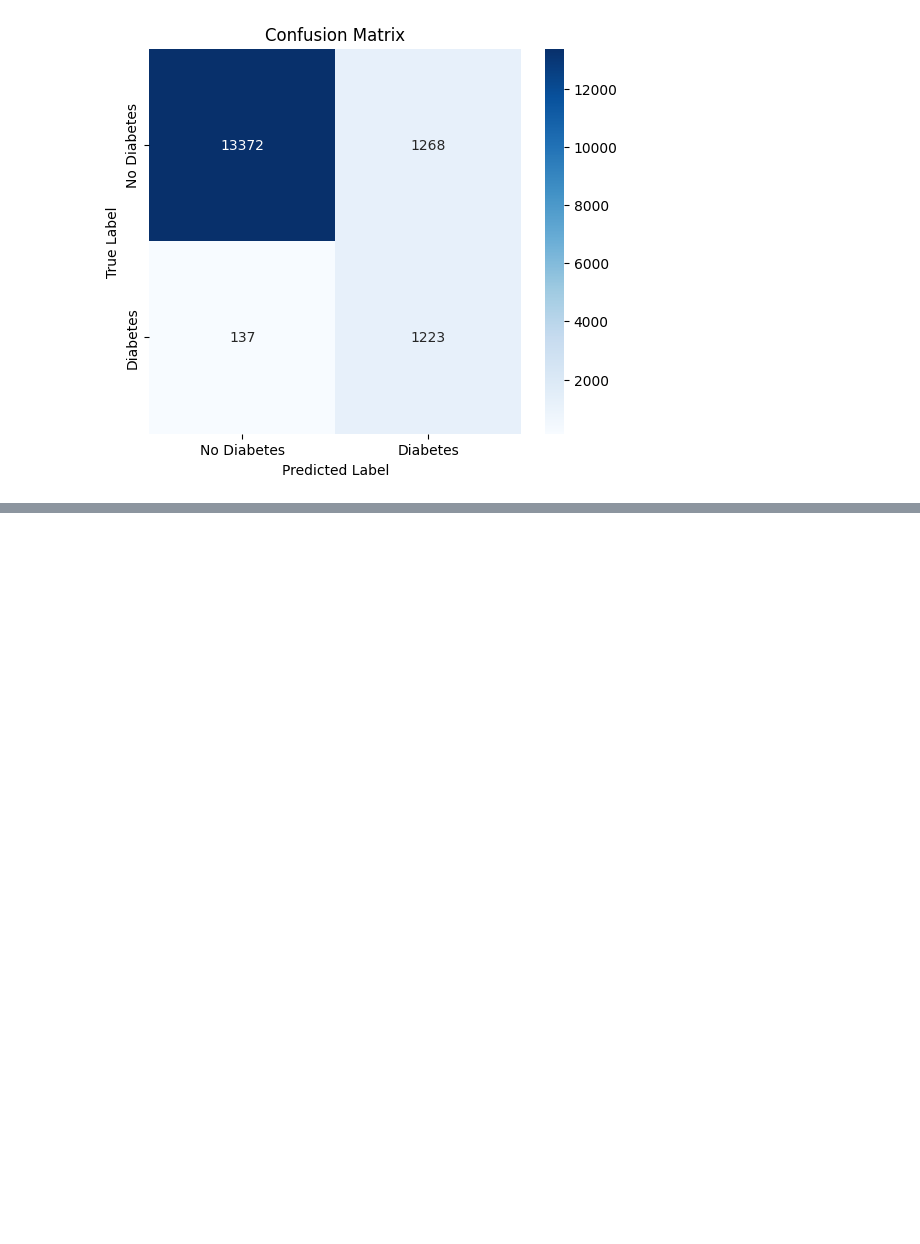
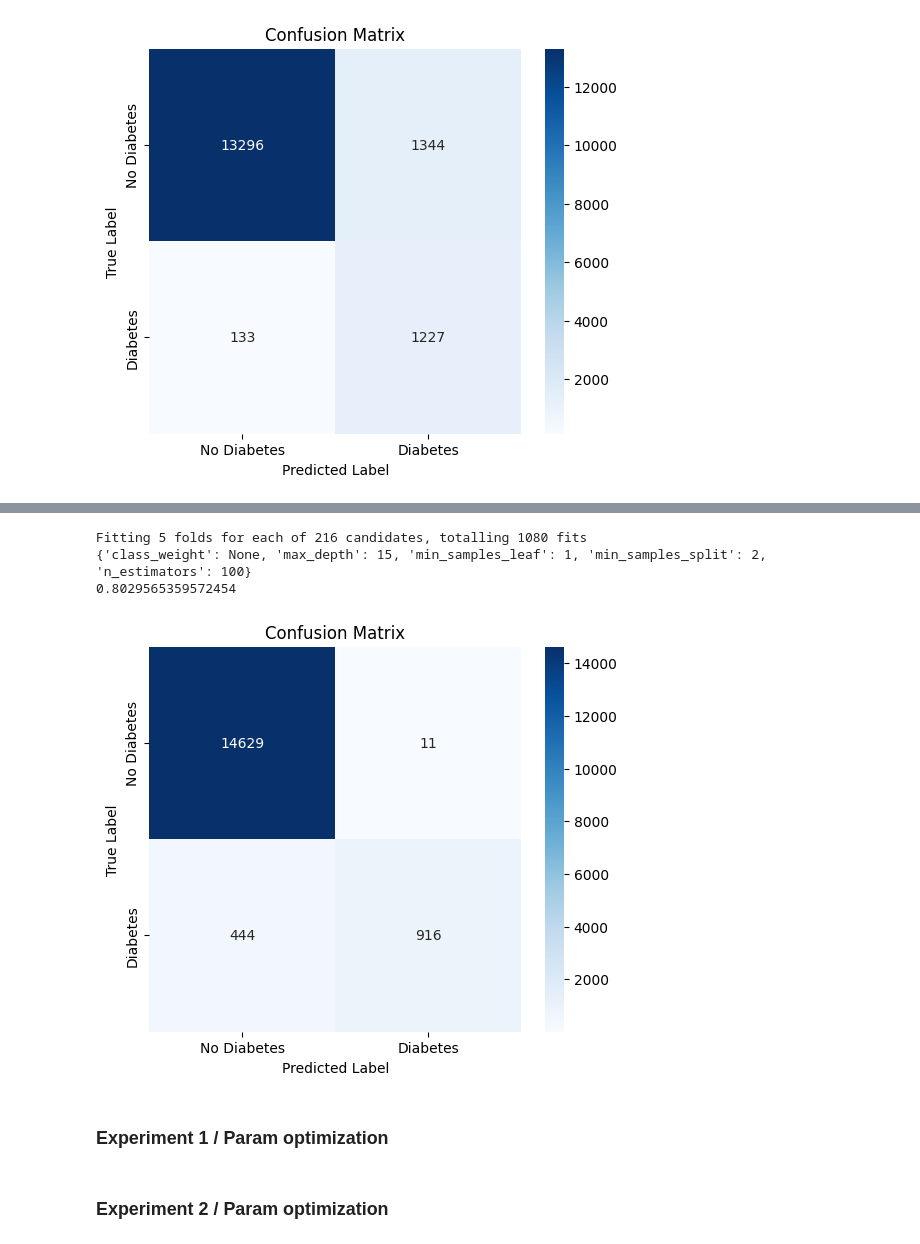
Before and after one commit to plamensve/SU_ML_RETAKE_EXAM_2026, a Jupyter notebook: notebooks/04_modeling.ipynb, the cells around one changed output, grey strips where cells are left out. Cells and saved outputs as stored; diff of their text form; code cells hidden in the pictures; blank space fills up the shorter version.

Commit message:
ADD: test and validation data comparison

```diff
--- a/notebooks/04_modeling.ipynb
+++ b/notebooks/04_modeling.ipynb
@@ -108,6 +114,4 @@ In this project, False Negatives are more critical because they represent people
 # %%
-random_forest_tuning_model = RandomForestClassifier()
-
 param_grid = {
     "n_estimators": [100, 200, 300],
     "max_depth": [5, 10, 15, None],
@@ -117,7 +121,7 @@ param_grid = {
 }
 
 grid_search = GridSearchCV(
-    estimator=random_forest_tuning_model,
+    estimator=RandomForestClassifier(random_state=42),
     param_grid=param_grid,
     scoring="recall",
     cv=5,
@@ -198,0 +208,49 @@ The tuning improved recall and reduced False Negatives, which matches the main p
+# %%
+grid_search_f1 = GridSearchCV(
+    estimator=RandomForestClassifier(random_state=42),
+    param_grid=param_grid,
+    scoring="f1",
+    cv=5,
+    n_jobs=-1,
+    verbose=3
+)
+
+grid_search_f1.fit(X_train, y_train)
+
+best_f1_model = grid_search_f1.best_estimator_
+
+print(grid_search_f1.best_params_)
+print(grid_search_f1.best_score_)
+# %% [output]
+Fitting 5 folds for each of 216 candidates, totalling 1080 fits
+{'class_weight': None, 'max_depth': 15, 'min_samples_leaf': 1, 'min_samples_split': 2, 'n_estimators': 100}
+0.8029565359572454
+# %%
+y_pred = best_f1_model.predict(X_test)
+
+cm = confusion_matrix(y_test, y_pred)
+
+plt.figure(figsize=(6, 5))
+
+sns.heatmap(
+    cm,
+    annot=True,
+    fmt='d',
+    cmap='Blues',
+    cbar=True,
+    xticklabels=['No Diabetes', 'Diabetes'],
+    yticklabels=['No Diabetes', 'Diabetes']
+)
+
+# Save the figure
+plt.savefig('../reports/figures/first_tuning_results.png',
+            dpi=300,
+            bbox_inches='tight')
+
+plt.xlabel('Predicted Label')
+plt.ylabel('True Label')
+plt.title('Confusion Matrix')
+
+plt.show()
+# %% [output]
+[figure, added]
@@ -198,0 +259,2 @@ The tuning improved recall and reduced False Negatives, which matches the main p
+# %% [markdown]
+### Experiment 1 / Param optimization
@@ -198,0 +297,2 @@ The tuning improved recall and reduced False Negatives, which matches the main p
+# %% [markdown]
+### Experiment 2 / Param optimization
```
Also changed, not shown: parts of 37 cells of this notebook, 5 other files.
